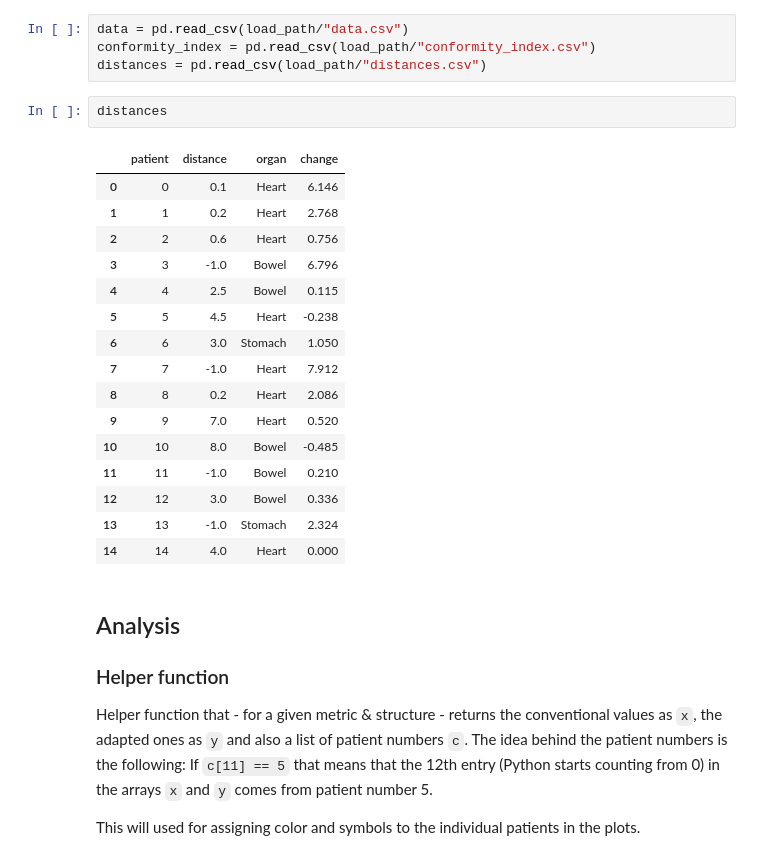
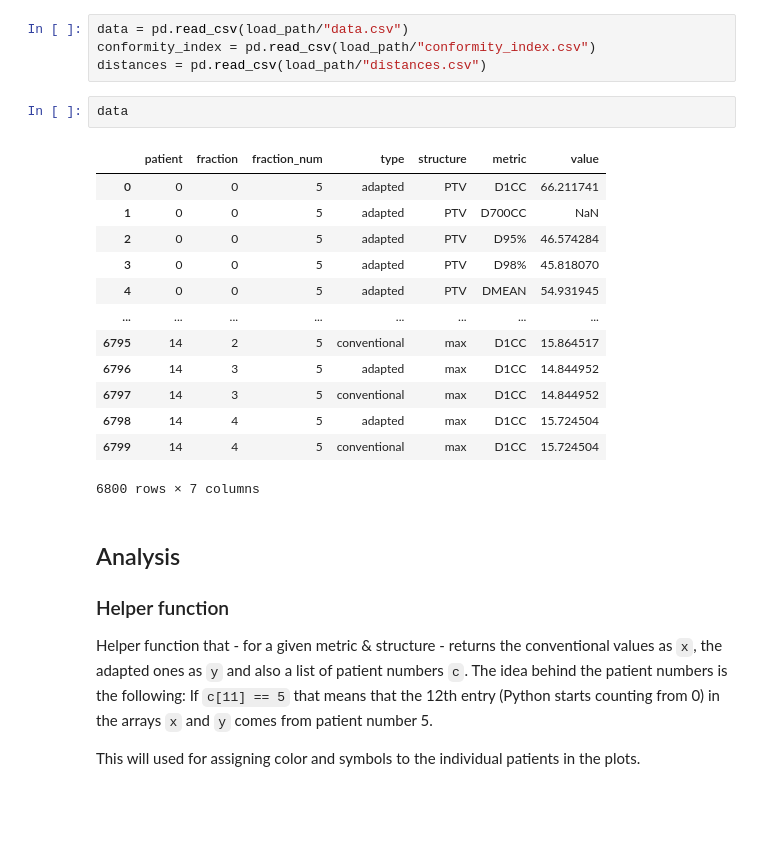
Before and after one commit to rmnldwg/liver-smart, a Jupyter notebook: analysis_public.ipynb, the cells around one changed output. Cells and saved outputs as stored; diff of their text form; blank space fills up the shorter version.

```diff
--- a/analysis_public.ipynb
+++ b/analysis_public.ipynb
@@ -50,25 +50,22 @@ Tables of metrics for various structures of both conventional and adaptive fract
 data = pd.read_csv(load_path/"data.csv")
 conformity_index = pd.read_csv(load_path/"conformity_index.csv")
 distances = pd.read_csv(load_path/"distances.csv")
-# %%
-distances
-# %% [output]
-|  | patient | distance | organ | change |
-| 0 | 0 | 0.1 | Heart | 6.146 |
-| 1 | 1 | 0.2 | Heart | 2.768 |
-| 2 | 2 | 0.6 | Heart | 0.756 |
-| 3 | 3 | -1.0 | Bowel | 6.796 |
-| 4 | 4 | 2.5 | Bowel | 0.115 |
-| 5 | 5 | 4.5 | Heart | -0.238 |
-| 6 | 6 | 3.0 | Stomach | 1.050 |
-| 7 | 7 | -1.0 | Heart | 7.912 |
-| 8 | 8 | 0.2 | Heart | 2.086 |
-| 9 | 9 | 7.0 | Heart | 0.520 |
-| 10 | 10 | 8.0 | Bowel | -0.485 |
-| 11 | 11 | -1.0 | Bowel | 0.210 |
-| 12 | 12 | 3.0 | Bowel | 0.336 |
-| 13 | 13 | -1.0 | Stomach | 2.324 |
-| 14 | 14 | 4.0 | Heart | 0.000 |
+# %%
+data
+# %% [output]
+|  | patient | fraction | fraction_num | type | structure | metric | value |
+| 0 | 0 | 0 | 5 | adapted | PTV | D1CC | 66.211741 |
+| 1 | 0 | 0 | 5 | adapted | PTV | D700CC | NaN |
+| 2 | 0 | 0 | 5 | adapted | PTV | D95% | 46.574284 |
+| 3 | 0 | 0 | 5 | adapted | PTV | D98% | 45.818070 |
+| 4 | 0 | 0 | 5 | adapted | PTV | DMEAN | 54.931945 |
+| ... | ... | ... | ... | ... | ... | ... | ... |
+| 6795 | 14 | 2 | 5 | conventional | max | D1CC | 15.864517 |
+| 6796 | 14 | 3 | 5 | adapted | max | D1CC | 14.844952 |
+| 6797 | 14 | 3 | 5 | conventional | max | D1CC | 14.844952 |
+| 6798 | 14 | 4 | 5 | adapted | max | D1CC | 15.724504 |
+| 6799 | 14 | 4 | 5 | conventional | max | D1CC | 15.724504 |
+6800 rows × 7 columns
 # %% [markdown]
 ## Analysis
 
```
Also changed, not shown: parts of 1 cell of this notebook, 2 other files.
